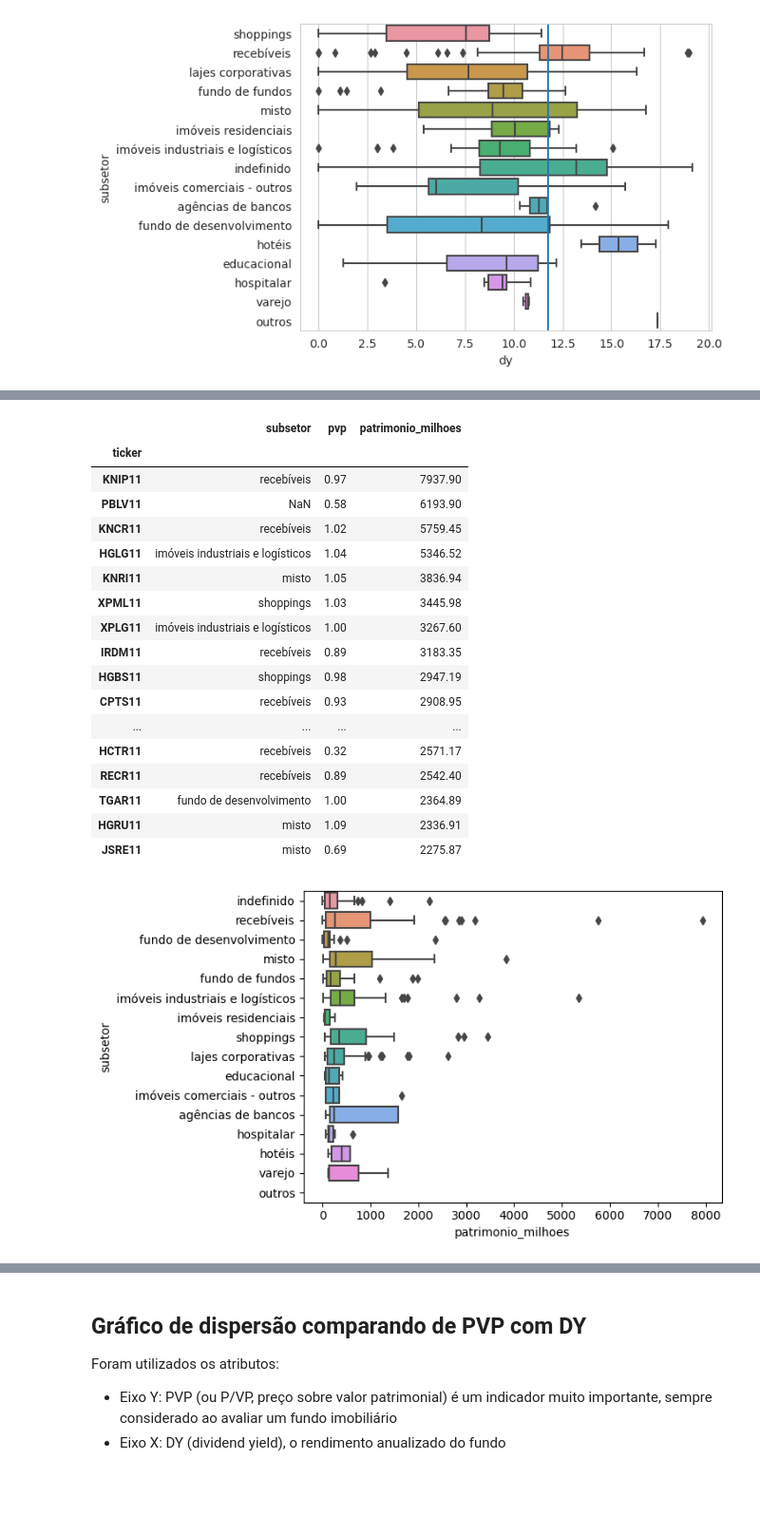
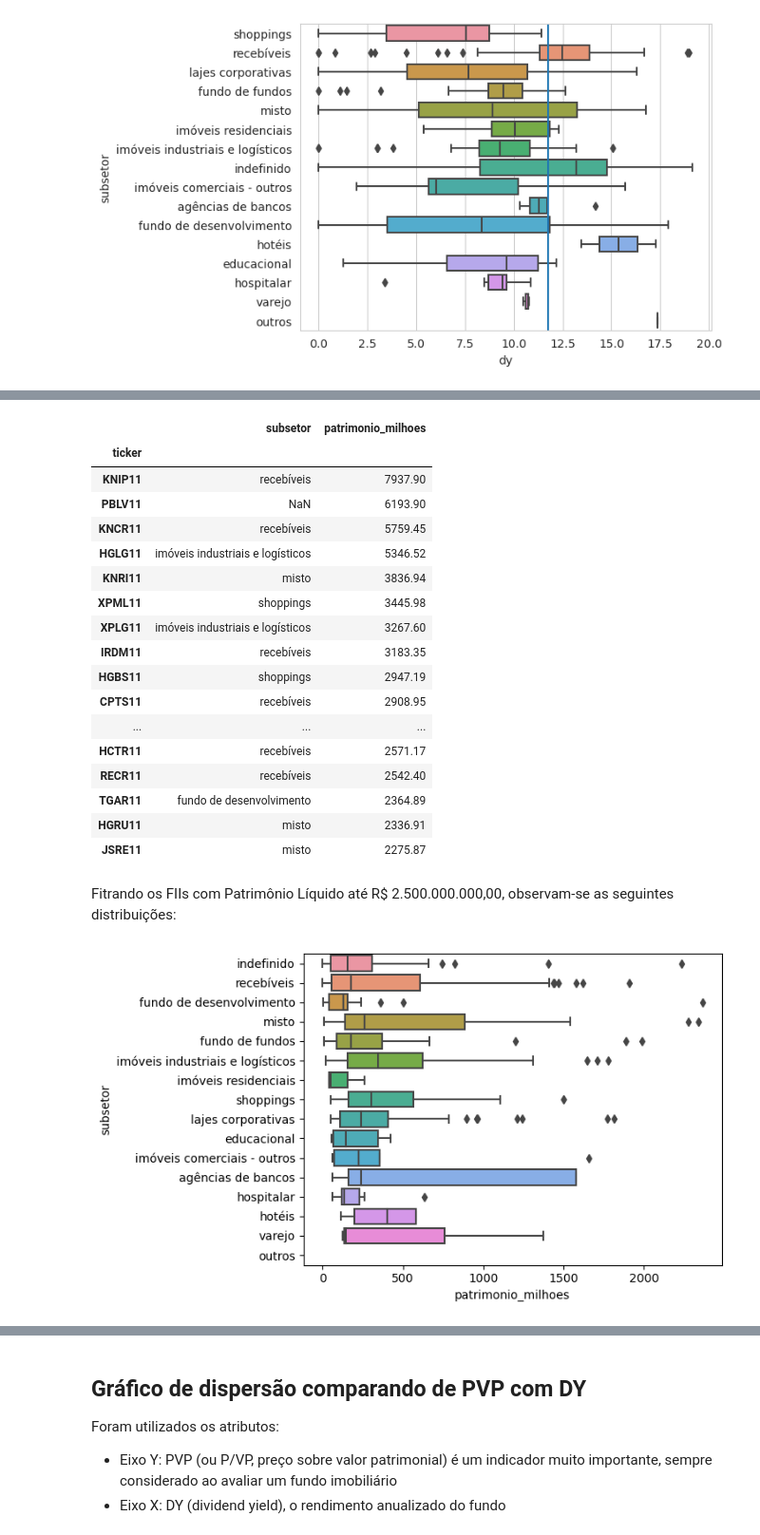
Before and after one commit to Mateus-cpa/analisando_fiis, a Jupyter notebook: analisando-fiis.ipynb, the cells around one changed output, grey strips where cells are left out. Shown at 95% size. Drawn from its saved outputs; the diff is of its cells as text; code cells hidden in the pictures; blank space fills up the shorter version.

```diff
--- a/analisando-fiis.ipynb
+++ b/analisando-fiis.ipynb
@@ -862,27 +919,29 @@ with sns.axes_style('whitegrid'):
 # %%
-fiis[['subsetor','pvp','patrimonio_milhoes']].sort_values(by = 'patrimonio_milhoes', ascending = False).head(20)
+fiis[['subsetor','patrimonio_milhoes']].sort_values(by = 'patrimonio_milhoes', ascending = False).head(20)
 # %% [output]
-|  | subsetor | pvp | patrimonio_milhoes |
-| ticker |  |  |  |
-| KNIP11 | recebíveis | 0.97 | 7937.90 |
-| PBLV11 | NaN | 0.58 | 6193.90 |
-| KNCR11 | recebíveis | 1.02 | 5759.45 |
-| HGLG11 | imóveis industriais e logísticos | 1.04 | 5346.52 |
-| KNRI11 | misto | 1.05 | 3836.94 |
-| XPML11 | shoppings | 1.03 | 3445.98 |
-| XPLG11 | imóveis industriais e logísticos | 1.00 | 3267.60 |
-| IRDM11 | recebíveis | 0.89 | 3183.35 |
-| HGBS11 | shoppings | 0.98 | 2947.19 |
-| CPTS11 | recebíveis | 0.93 | 2908.95 |
-| ... | ... | ... | ... |
-| HCTR11 | recebíveis | 0.32 | 2571.17 |
-| RECR11 | recebíveis | 0.89 | 2542.40 |
-| TGAR11 | fundo de desenvolvimento | 1.00 | 2364.89 |
-| HGRU11 | misto | 1.09 | 2336.91 |
-| JSRE11 | misto | 0.69 | 2275.87 |
+|  | subsetor | patrimonio_milhoes |
+| ticker |  |  |
+| KNIP11 | recebíveis | 7937.90 |
+| PBLV11 | NaN | 6193.90 |
+| KNCR11 | recebíveis | 5759.45 |
+| HGLG11 | imóveis industriais e logísticos | 5346.52 |
+| KNRI11 | misto | 3836.94 |
+| XPML11 | shoppings | 3445.98 |
+| XPLG11 | imóveis industriais e logísticos | 3267.60 |
+| IRDM11 | recebíveis | 3183.35 |
+| HGBS11 | shoppings | 2947.19 |
+| CPTS11 | recebíveis | 2908.95 |
+| ... | ... | ... |
+| HCTR11 | recebíveis | 2571.17 |
+| RECR11 | recebíveis | 2542.40 |
+| TGAR11 | fundo de desenvolvimento | 2364.89 |
+| HGRU11 | misto | 2336.91 |
+| JSRE11 | misto | 2275.87 |
+# %% [markdown]
+Fitrando os FIIs com Patrimônio Líquido até R$ 2.500.000.000,00, observam-se as seguintes distribuições:
 # %%
 sns.boxplot(data = fiis.sort_values(by='patrimonio_milhoes'),
              y = 'subsetor',
-             x = 'patrimonio_milhoes');
+             x = fiis['patrimonio_milhoes'][fiis.patrimonio_milhoes < 2500]);
 # %% [output]
-[figure, old version]
+[figure, new version]
```
Also changed, not shown: parts of 27 cells of this notebook.
